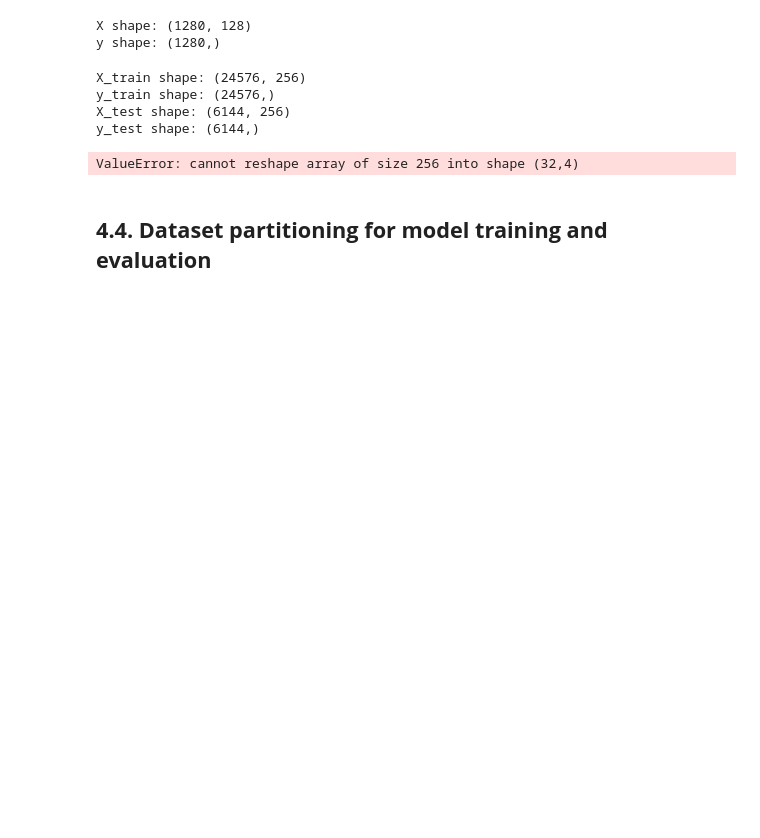
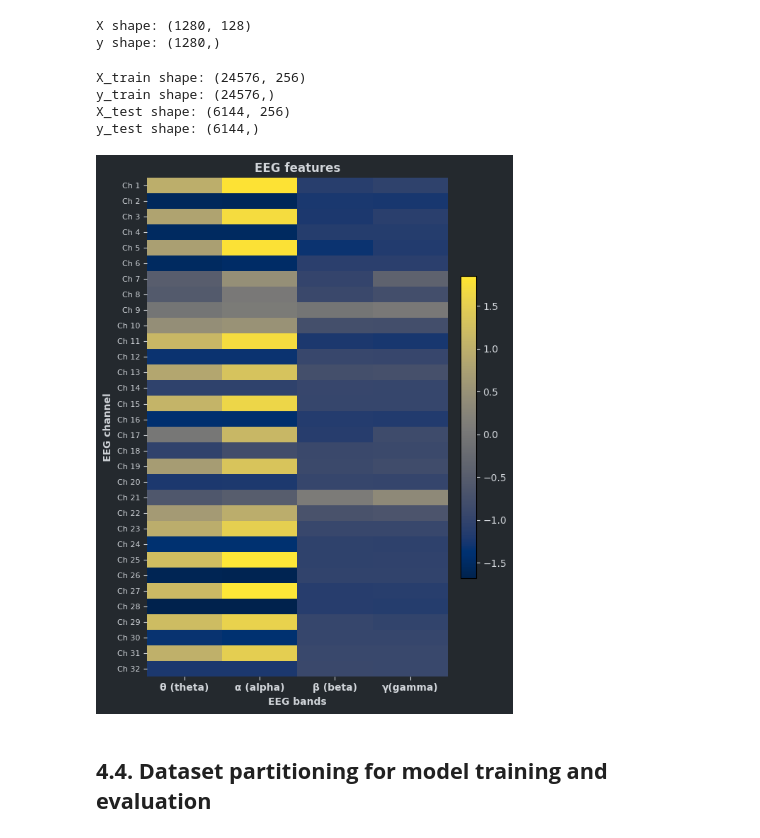
Before and after one commit to michal-owsiak/eeg-emotion-recognition-cnn, a Jupyter notebook: index.ipynb, the cells around one changed output. Drawn from its saved outputs; the diff is of its cells as text; code cells hidden in the pictures; blank space fills up the shorter version.

```diff
--- a/index.ipynb
+++ b/index.ipynb
@@ -372,34 +372,34 @@ y_train shape: (24576,)
 X_test shape: (6144, 256)
 y_test shape: (6144,)
 # %%
-example = X_train[0].reshape(32, 4)
+example = X_train[0][:128].reshape(32, 4)
 
 fig, ax = plt.subplots(figsize=(6, 8))
 fig.patch.set_facecolor(background_color)
 ax.set_facecolor(background_color)
 
-im = ax.imshow(example, aspect='auto', cmap='GnBu')
+im = ax.imshow(example, aspect='auto', cmap='cividis')
 
 ax.set_title("EEG features", color=text_color, fontweight='bold')
 ax.set_xlabel("EEG bands", color=text_color, fontweight='bold')
 ax.set_ylabel("EEG channel", color=text_color, fontweight='bold')
 ax.set_xticks([0, 1, 2, 3])
 ax.set_xticklabels(['θ (theta)', 'α (alpha)', 'β (beta)', 'γ(gamma)'], color=text_color, fontweight='bold')
 ax.set_yticks(np.arange(32))
 ax.set_yticklabels([f'Ch {i+1}' for i in range(32)], color=text_color, fontsize=8)
 
 ax.tick_params(colors=text_color)
 for spine in ax.spines.values():
     spine.set_visible(False)
 
 cbar = plt.colorbar(im, ax=ax, fraction=0.046, pad=0.04)
 cbar.ax.yaxis.set_tick_params(color=text_color)
 plt.setp(cbar.ax.yaxis.get_ticklabels(), color=text_color)
 
 plt.tight_layout()
 plt.show()
 # %% [output]
-ValueError: cannot reshape array of size 256 into shape (32,4)
+[figure, added]
 # %% [markdown]
 ## **4.4. Dataset partitioning for model training and evaluation**
 # %%
```
Also changed, not shown: parts of 3 cells of this notebook.
